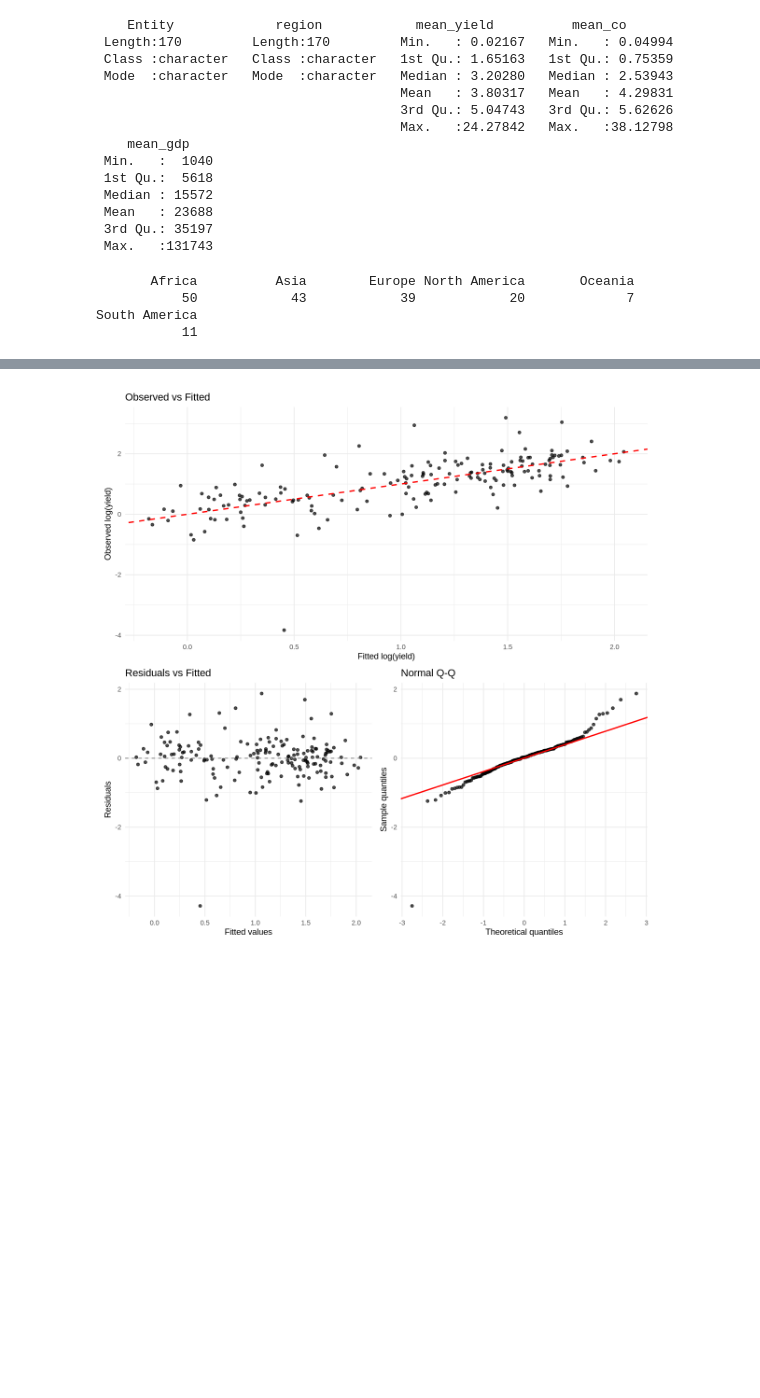
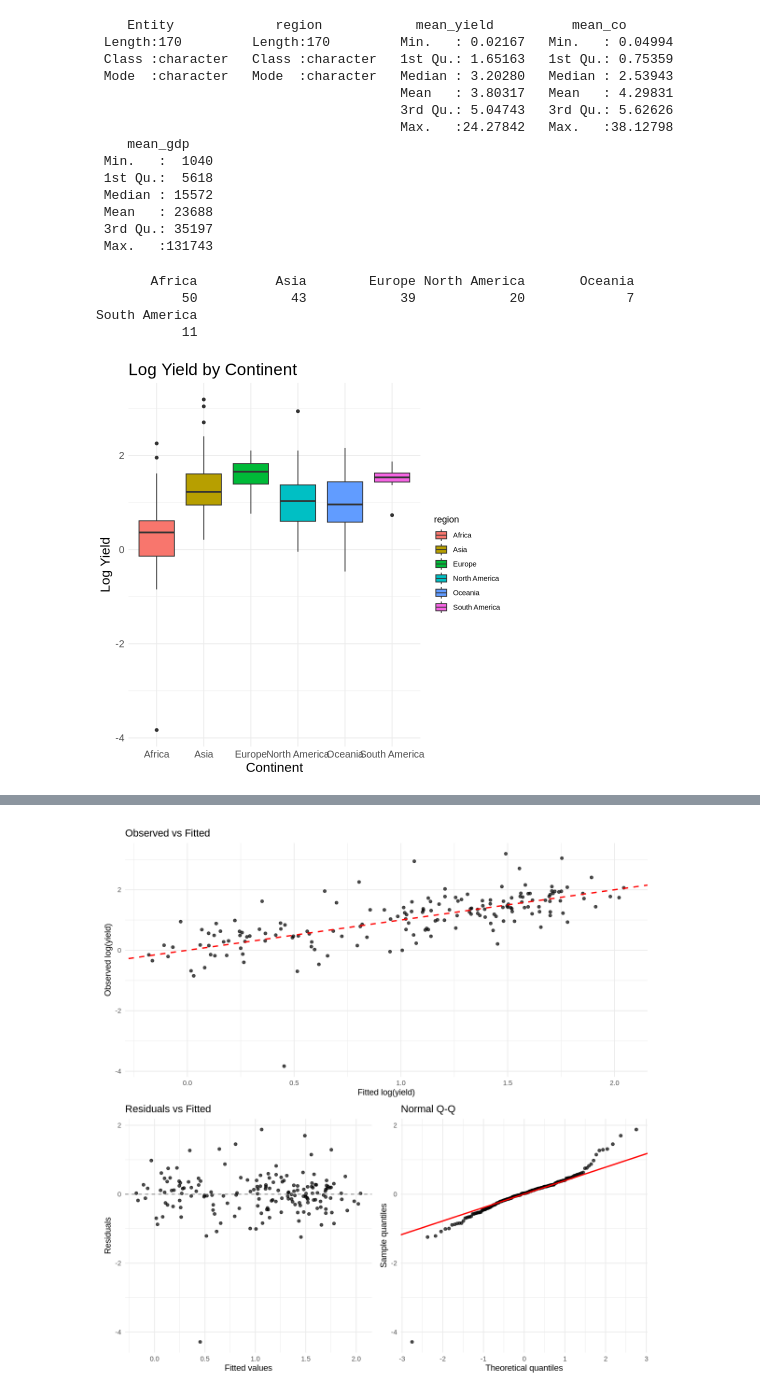
Before and after one commit to ebarr02/Crop-Yield-Analysis, a Jupyter notebook: CropYieldAnalysis.ipynb, the cells around one changed output, grey strips where cells are left out. Drawn from its saved outputs; the diff is of its cells as text; code cells hidden in the pictures; blank space fills up the shorter version.

```diff
--- a/CropYieldAnalysis.ipynb
+++ b/CropYieldAnalysis.ipynb
@@ -45,37 +60,38 @@ summary(model_df)
 table(model_df$region)
 
 
-ggplot(combined, aes(x = region, y = log(mean_yield), fill = region)) +
+ggplot(model_df, aes(x = region, y = log(mean_yield), fill = region)) +
   geom_boxplot() +
   labs(
     title = "Log Yield by Continent",
     x = "Continent",
     y = "Log Yield"
   ) +
   theme_minimal() +
   theme(
     plot.title = element_text(size = 20),
     axis.title = element_text(size = 16),
     axis.text  = element_text(size = 12)
   )
 # %% [output]
     Entity             region            mean_yield          mean_co
  Length:170         Length:170         Min.   : 0.02167   Min.   : 0.04994
  Class :character   Class :character   1st Qu.: 1.65163   1st Qu.: 0.75359
  Mode  :character   Mode  :character   Median : 3.20280   Median : 2.53943
                                        Mean   : 3.80317   Mean   : 4.29831
                                        3rd Qu.: 5.04743   3rd Qu.: 5.62626
                                        Max.   :24.27842   Max.   :38.12798
     mean_gdp
  Min.   :  1040
  1st Qu.:  5618
  Median : 15572
  Mean   : 23688
  3rd Qu.: 35197
  Max.   :131743
        Africa          Asia        Europe North America       Oceania
            50            43            39            20             7
 South America
            11
+[figure, added]
 # %%
 options(repr.plot.width = 14, repr.plot.height = 10)
```
Also changed, not shown: parts of 5 cells of this notebook.
